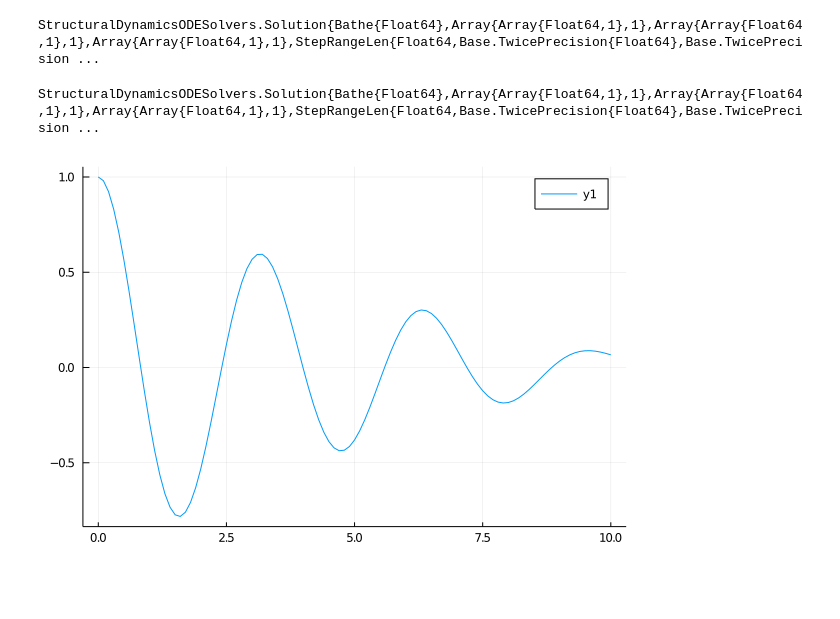
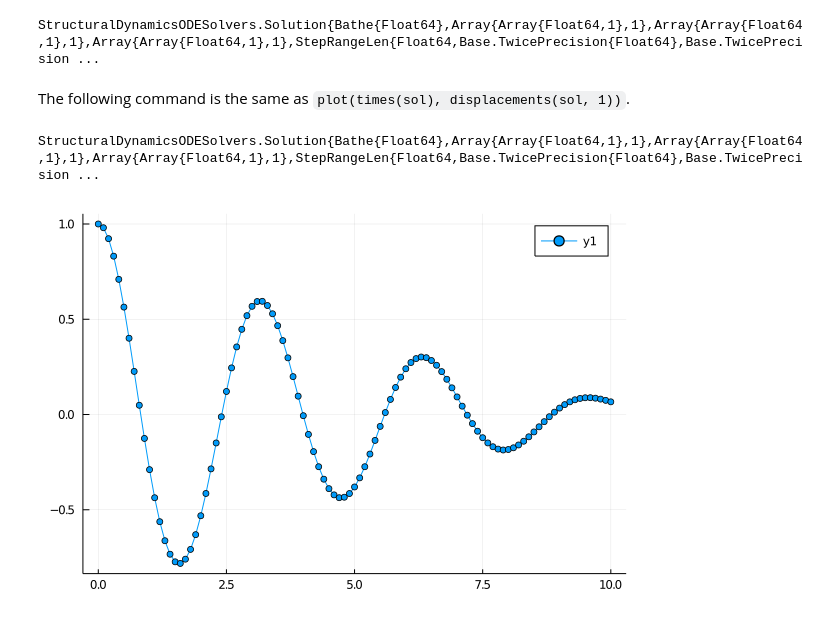
Before and after one commit to ONSAS/StructuralDynamicsODESolvers.jl, a Jupyter notebook: docs/src/models/massDashpotSpring.ipynb, the cells around one changed output. Saved outputs shown, nothing was run; the diff lists cells and outputs as text; code cells hidden in the pictures; blank space fills up the shorter version.

```diff
--- a/docs/src/models/massDashpotSpring.ipynb
+++ b/docs/src/models/massDashpotSpring.ipynb
@@ -24,4 +24,6 @@ alg = Bathe(Δt = 0.1)
 sol = solve(ivp_free, alg, NSTEPS=100)
 # %% [output]
 StructuralDynamicsODESolvers.Solution{Bathe{Float64},Array{Array{Float64,1},1},Array{Array{Float64,1},1},Array{Array{Float64,1},1},StepRangeLen{Float64,Base.TwicePrecision{Float64},Base.TwicePrecision ...
+# %% [markdown]
+The following command is the same as `plot(times(sol), displacements(sol, 1))`.
 # %%
@@ -48,6 +50,6 @@ sol = solve(ivp_forced, alg, NSTEPS=NSTEPS)
 # %% [output]
 StructuralDynamicsODESolvers.Solution{Bathe{Float64},Array{Array{Float64,1},1},Array{Array{Float64,1},1},Array{Array{Float64,1},1},StepRangeLen{Float64,Base.TwicePrecision{Float64},Base.TwicePrecision ...
 # %%
-plot(times(sol), displacements(sol, 1))
+plot(sol, vars=(0, 1))
 # %% [output]
-[figure, old version]
+[figure, new version]
```
Also changed, not shown: parts of 1 cell of this notebook, 7 other files.
